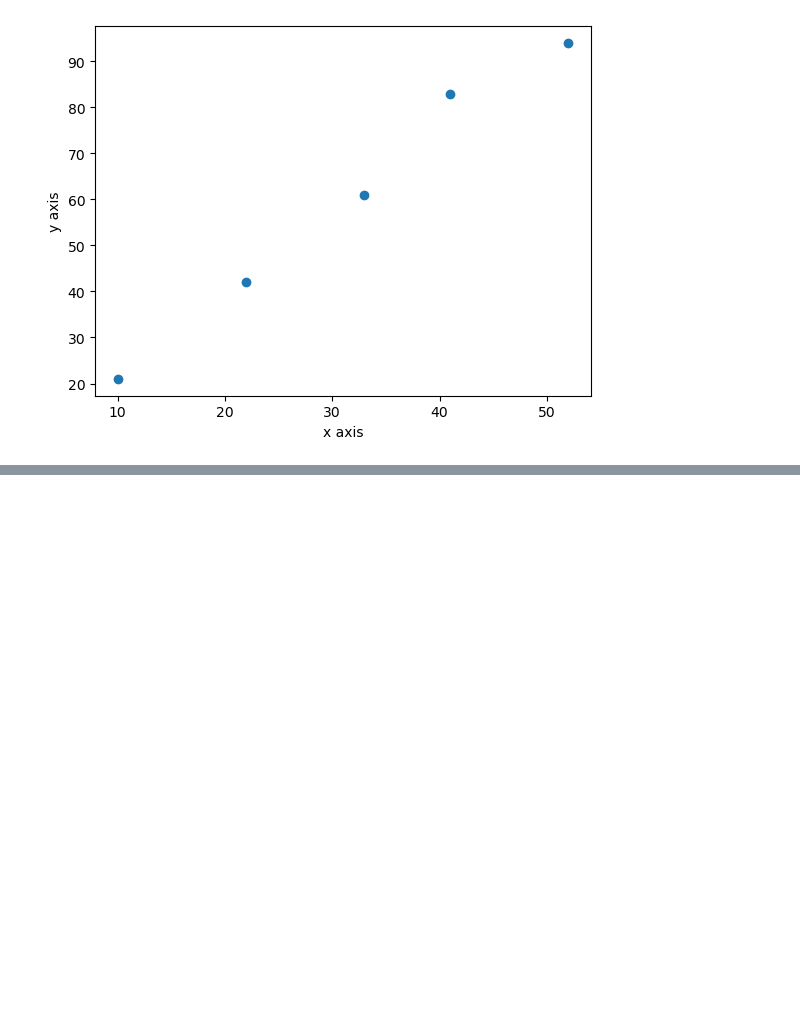
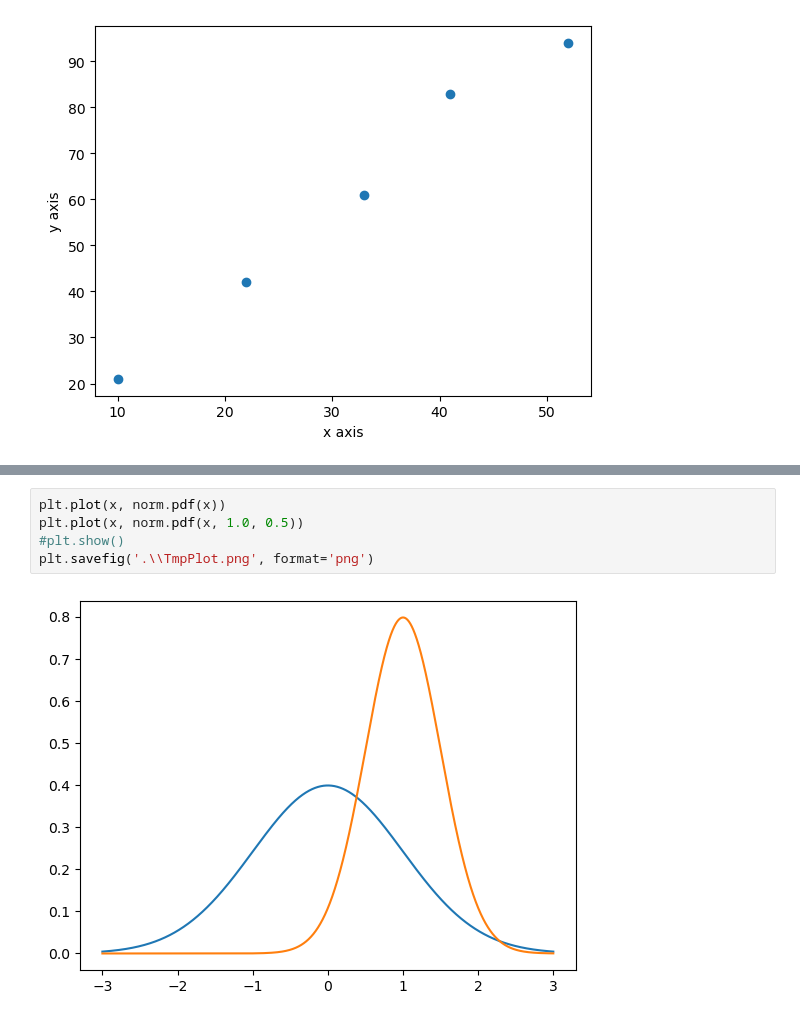
Before and after one commit to SriTELGit/ExperimentsInMLDLUsingPython, a Jupyter notebook: MatplotlibBasics.ipynb, the cells around one changed output, grey strips where cells are left out. Cells and saved outputs as stored; diff of their text form; blank space fills up the shorter version.

```diff
--- a/MatplotlibBasics.ipynb
+++ b/MatplotlibBasics.ipynb
@@ -32,0 +41,7 @@ plt.show()
+# %%
+plt.plot(x, norm.pdf(x))
+plt.plot(x, norm.pdf(x, 1.0, 0.5))
+#plt.show()
+plt.savefig('.\\TmpPlot.png', format='png')
+# %% [output]
+[figure, added]
```
Also changed, not shown: parts of 6 cells of this notebook, 5 other files.
